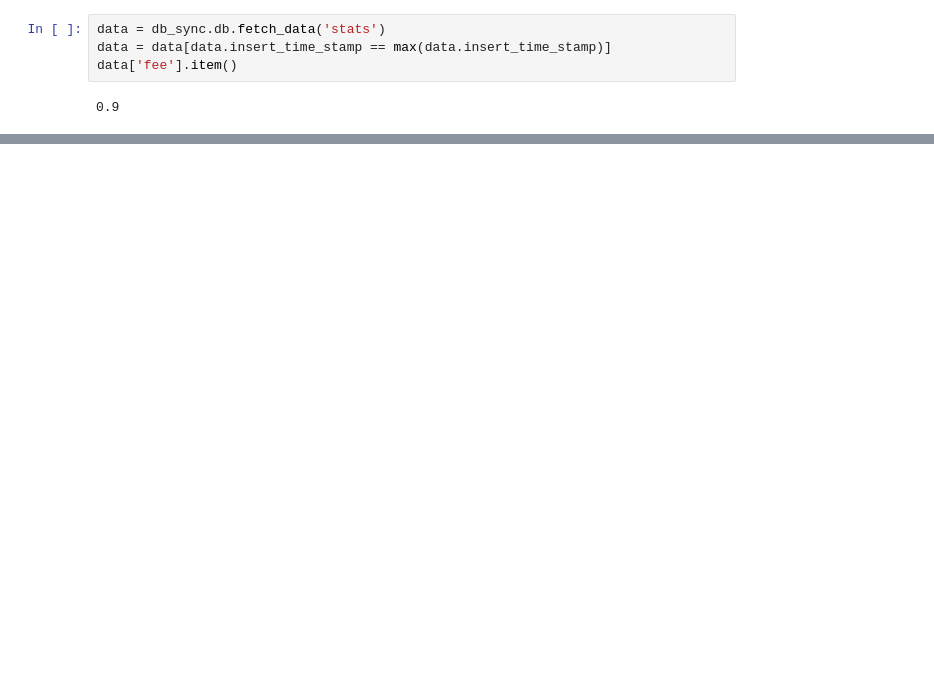
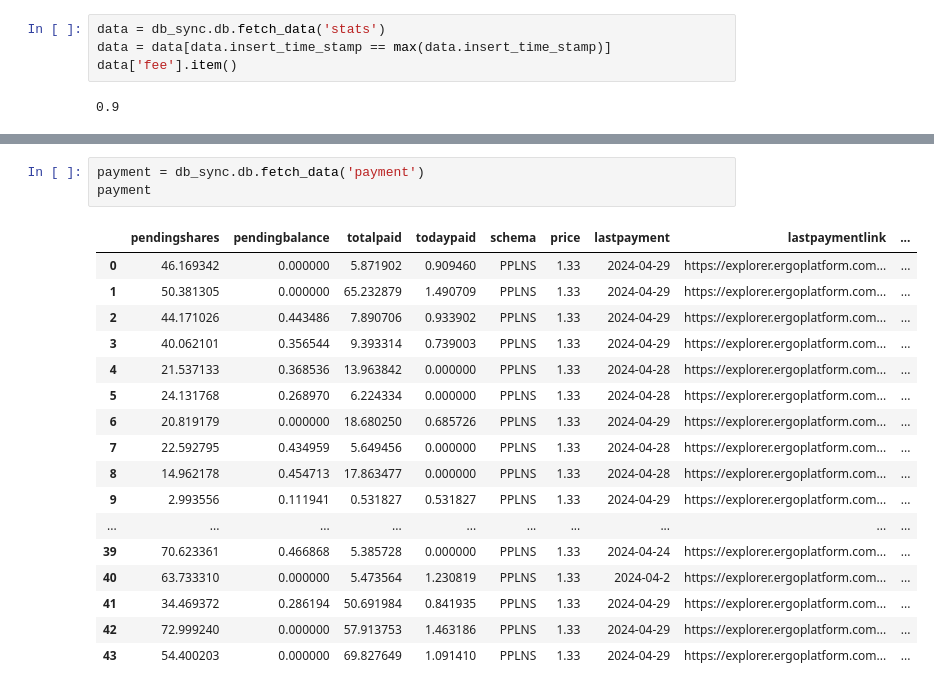
Before and after one commit to marctheshark3/sigmanaut-mining-pool-ui, a Jupyter notebook: testing_2_db.ipynb, the cells around one changed output, grey strips where cells are left out. Saved outputs shown, nothing was run; the diff lists cells and outputs as text; blank space fills up the shorter version.

```diff
--- a/testing_2_db.ipynb
+++ b/testing_2_db.ipynb
@@ -79,0 +178,21 @@ aggregated_df['created']
+# %%
+payment = db_sync.db.fetch_data('payment')
+payment
+# %% [output]
+|  | pendingshares | pendingbalance | totalpaid | todaypaid | schema | price | lastpayment | lastpaymentlink | ... |
+| 0 | 46.169342 | 0.000000 | 5.871902 | 0.909460 | PPLNS | 1.33 | 2024-04-29 | https://explorer.ergoplatform.com... | ... |
+| 1 | 50.381305 | 0.000000 | 65.232879 | 1.490709 | PPLNS | 1.33 | 2024-04-29 | https://explorer.ergoplatform.com... | ... |
+| 2 | 44.171026 | 0.443486 | 7.890706 | 0.933902 | PPLNS | 1.33 | 2024-04-29 | https://explorer.ergoplatform.com... | ... |
+| 3 | 40.062101 | 0.356544 | 9.393314 | 0.739003 | PPLNS | 1.33 | 2024-04-29 | https://explorer.ergoplatform.com... | ... |
+| 4 | 21.537133 | 0.368536 | 13.963842 | 0.000000 | PPLNS | 1.33 | 2024-04-28 | https://explorer.ergoplatform.com... | ... |
+| 5 | 24.131768 | 0.268970 | 6.224334 | 0.000000 | PPLNS | 1.33 | 2024-04-28 | https://explorer.ergoplatform.com... | ... |
+| 6 | 20.819179 | 0.000000 | 18.680250 | 0.685726 | PPLNS | 1.33 | 2024-04-29 | https://explorer.ergoplatform.com... | ... |
+| 7 | 22.592795 | 0.434959 | 5.649456 | 0.000000 | PPLNS | 1.33 | 2024-04-28 | https://explorer.ergoplatform.com... | ... |
+| 8 | 14.962178 | 0.454713 | 17.863477 | 0.000000 | PPLNS | 1.33 | 2024-04-28 | https://explorer.ergoplatform.com... | ... |
+| 9 | 2.993556 | 0.111941 | 0.531827 | 0.531827 | PPLNS | 1.33 | 2024-04-29 | https://explorer.ergoplatform.com... | ... |
+| ... | ... | ... | ... | ... | ... | ... | ... | ... | ... |
+| 39 | 70.623361 | 0.466868 | 5.385728 | 0.000000 | PPLNS | 1.33 | 2024-04-24 | https://explorer.ergoplatform.com... | ... |
+| 40 | 63.733310 | 0.000000 | 5.473564 | 1.230819 | PPLNS | 1.33 | 2024-04-2 | https://explorer.ergoplatform.com... | ... |
+| 41 | 34.469372 | 0.286194 | 50.691984 | 0.841935 | PPLNS | 1.33 | 2024-04-29 | https://explorer.ergoplatform.com... | ... |
+| 42 | 72.999240 | 0.000000 | 57.913753 | 1.463186 | PPLNS | 1.33 | 2024-04-29 | https://explorer.ergoplatform.com... | ... |
+| 43 | 54.400203 | 0.000000 | 69.827649 | 1.091410 | PPLNS | 1.33 | 2024-04-29 | https://explorer.ergoplatform.com... | ... |
```
Also changed, not shown: parts of 13 cells of this notebook, 5 other files.
